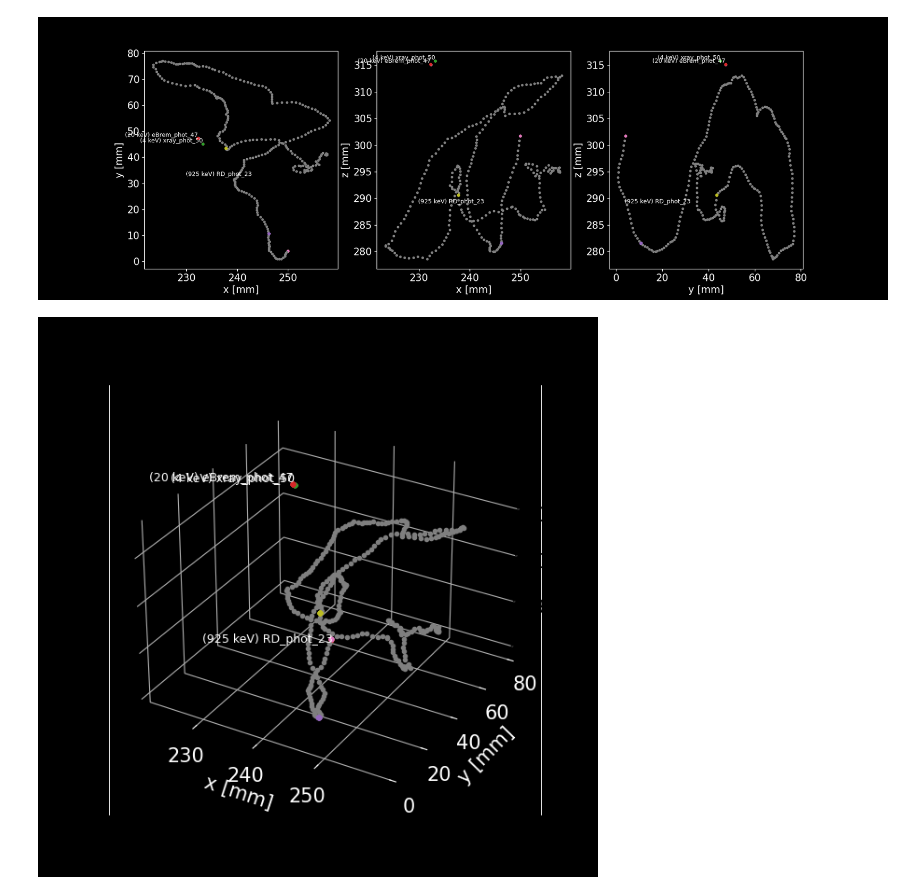
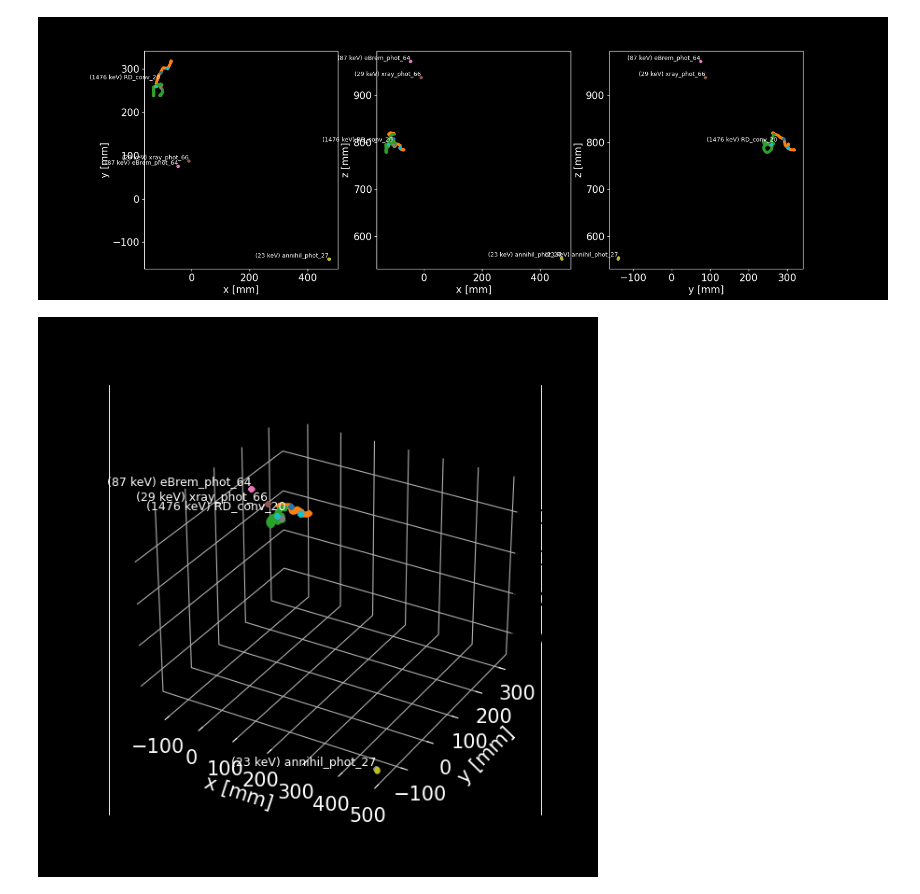
Before and after one commit to kvjmistry/DoubleBeta, a Jupyter notebook: Bremsstrahlung/StudyHitTables.ipynb, the cells around one changed output. Drawn from its saved outputs; the diff is of its cells as text; code cells hidden in the pictures.

```diff
--- a/Bremsstrahlung/StudyHitTables.ipynb
+++ b/Bremsstrahlung/StudyHitTables.ipynb
@@ -17,8 +15,8 @@ print(events)
 # %%
 # Choose your event index here (or use event)
-event = events[54]
+# event = events[1]
 # print(event)
-# event = 990166
+event = 1010070
 
 parts = particles[particles.event_id == event]
 hits = all_hits[all_hits.event_id == event]
@@ -221,7 +303,7 @@ def Plot2D(ax, x_label, y_label, hits, grouped):
 
     for index, row in grouped.iterrows():
         Energy =round(row["energy"]*1000)
-        ax.text(row[x_label], row[y_label], f"({Energy} keV) {row.init}_{row.creator_proc}_{row.mother_id}", fontsize=9, ha='right', va='bottom', color='white')
+        ax.text(row[x_label], row[y_label], f"({Energy} keV) {row.type}_{row.interaction}_{row.gamma_id}", fontsize=9, ha='right', va='bottom', color='white')
         # ax.text(row[x_label]-5, row[y_label]-5, f"{Energy} keV", fontsize=9, ha='right', va='bottom', color='white')
 
 
@@ -230,7 +312,7 @@ Plot2D(axs[0], "x", "y", hits, grouped)
 Plot2D(axs[1], "x", "z", hits, grouped)
 Plot2D(axs[2], "y", "z", hits, grouped)
 # %% [output]
-[figure, old version]
+[figure, new version]
 # %%
 %matplotlib widget
 
@@ -241,32 +323,32 @@ ax.set_facecolor('black')
 
 for p in hits.particle_id.unique():
     plt.plot(hits[hits.particle_id == p].x, hits[hits.particle_id == p].y, hits[hits.particle_id == p].z,  ".")
 
 
 ax.set_xlabel("x [mm]", fontsize = 15)
 ax.set_ylabel("y [mm]", fontsize = 15)
 ax.tick_params(axis='both', which='both', labelsize=15)  # Adjust labelsize as needed
 
 # Set the color of the axes labels and ticks to white
 ax.xaxis.label.set_color('white')
 ax.yaxis.label.set_color('white')
 ax.tick_params(axis='x', colors='white')
 ax.tick_params(axis='y', colors='white')
 
 # Set the color of the spines (borders) to white
 ax.spines['bottom'].set_color('white')
 ax.spines['top'].set_color('white')
 ax.spines['right'].set_color('white')
 ax.spines['left'].set_color('white')
 
 # Set axis face colors to black
 ax.w_xaxis.set_pane_color((0, 0, 0, 1))  # X-axis face
 ax.w_yaxis.set_pane_color((0, 0, 0, 1))  # Y-axis face
 ax.w_zaxis.set_pane_color((0, 0, 0, 1))  # Z-axis face
 
 # Plot the text
 for index, row in grouped.iterrows():
     Energy =round(row["energy"]*1000)
-    ax.text(row["x"], row["y"], row["z"], f"({Energy} keV) {row.init}_{row.creator_proc}_{row.mother_id}", fontsize=9, ha='right', va='bottom', color='white')
+    ax.text(row["x"], row["y"], row["z"], f"({Energy} keV) {row.type}_{row.interaction}_{row.gamma_id}", fontsize=9, ha='right', va='bottom', color='white')
 # %% [output]
-[figure, old version]
+[figure, new version]
```
Also changed, not shown: parts of 3 cells of this notebook.
